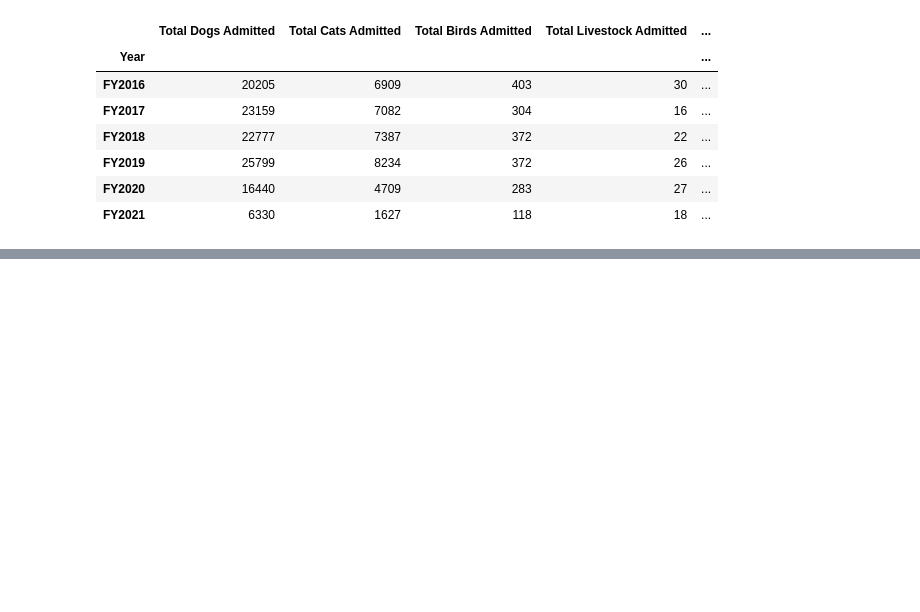
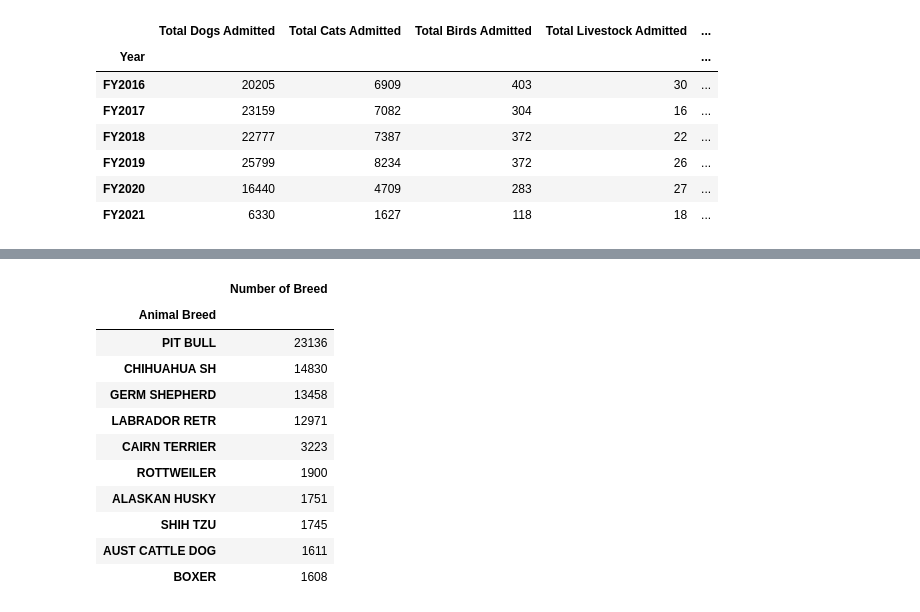
Before and after one commit to jconcha56429/Project1, a Jupyter notebook: Project1.ipynb, the cells around one changed output, grey strips where cells are left out. Cells and saved outputs as stored; diff of their text form; code cells hidden in the pictures; blank space fills up the shorter version.

```diff
--- a/Project1.ipynb
+++ b/Project1.ipynb
@@ -418,0 +473,16 @@ animals_per_year
+# %%
+# TOP 10 MOST COMMON DOG BREEDS
+dogs_per_breed.sort_values(by=['Number of Breed'], ascending=False).head(10)
+# %% [output]
+|  | Number of Breed |
+| Animal Breed |  |
+| PIT BULL | 23136 |
+| CHIHUAHUA SH | 14830 |
+| GERM SHEPHERD | 13458 |
+| LABRADOR RETR | 12971 |
+| CAIRN TERRIER | 3223 |
+| ROTTWEILER | 1900 |
+| ALASKAN HUSKY | 1751 |
+| SHIH TZU | 1745 |
+| AUST CATTLE DOG | 1611 |
+| BOXER | 1608 |
```
Also changed, not shown: parts of 4 cells of this notebook.
